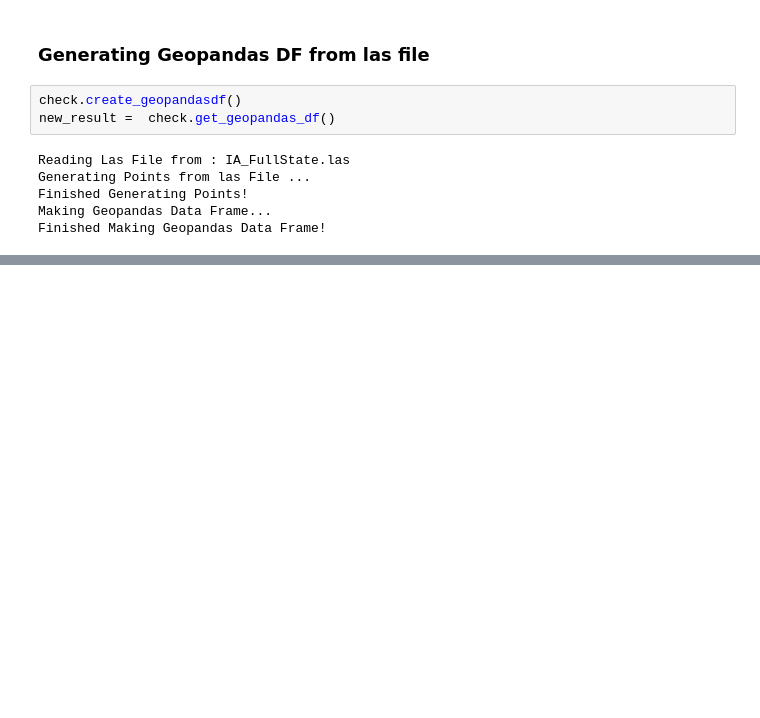
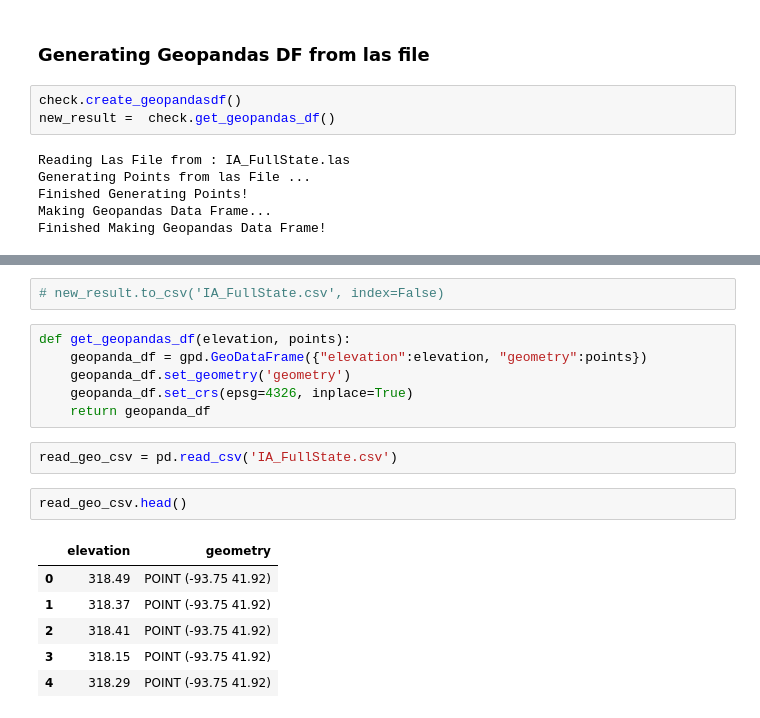
Before and after one commit to NatnaelSisay/satellite_data_analysis, a Jupyter notebook: src/AgriTech_pkg/notebook.ipynb, the cells around one changed output, grey strips where cells are left out. Saved outputs shown, nothing was run; the diff lists cells and outputs as text; blank space fills up the shorter version.

```diff
--- a/src/AgriTech_pkg/notebook.ipynb
+++ b/src/AgriTech_pkg/notebook.ipynb
@@ -197,3 +205,22 @@ new_result.head()
+# %%
+# new_result.to_csv('IA_FullState.csv', index=False)
+# %%
+def get_geopandas_df(elevation, points):
+    geopanda_df = gpd.GeoDataFrame({"elevation":elevation, "geometry":points})
+    geopanda_df.set_geometry('geometry')
+    geopanda_df.set_crs(epsg=4326, inplace=True)
+    return geopanda_df
+# %%
+read_geo_csv = pd.read_csv('IA_FullState.csv')
+# %%
+read_geo_csv.head()
+# %% [output]
+|  | elevation | geometry |
+| 0 | 318.49 | POINT (-93.75 41.92) |
+| 1 | 318.37 | POINT (-93.75 41.92) |
+| 2 | 318.41 | POINT (-93.75 41.92) |
+| 3 | 318.15 | POINT (-93.75 41.92) |
+| 4 | 318.29 | POINT (-93.75 41.92) |
 # %%
 ## Todo, Add Year and return the Data frame.
 
```
Also changed, not shown: parts of 12 cells of this notebook, 13 other files.
